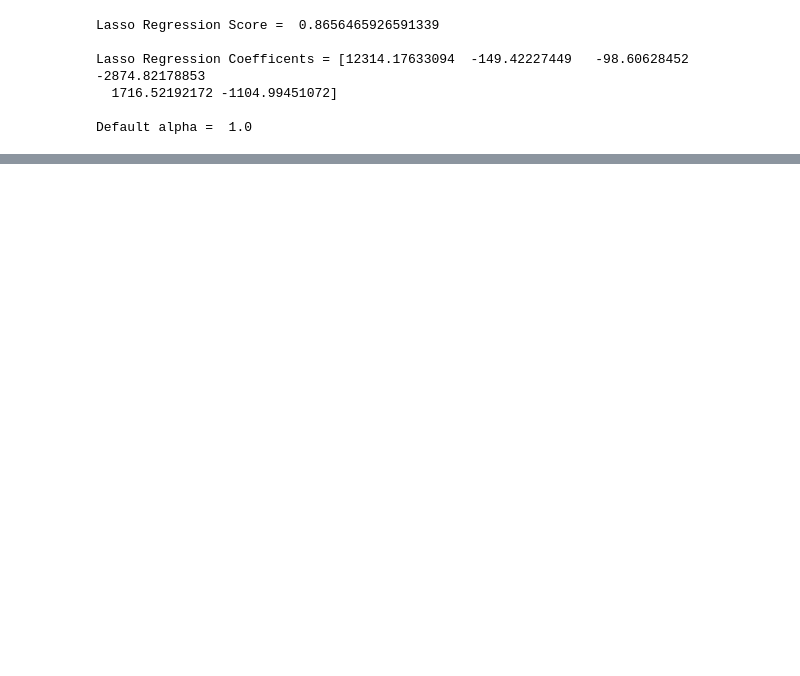
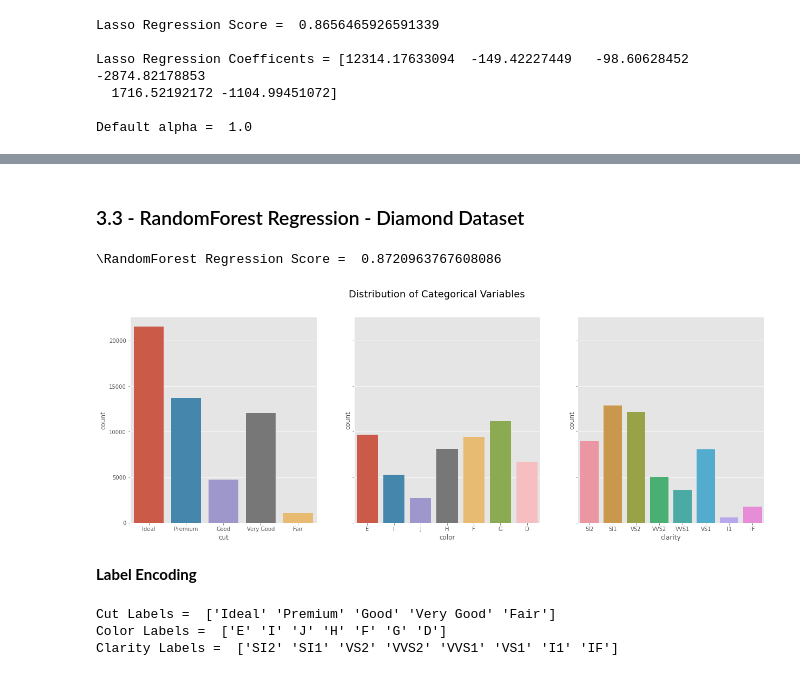
Before and after one commit to PaulSweeney89/ML-S_2021, a Jupyter notebook: scikit-learn.ipynb, the cells around one changed output, grey strips where cells are left out. Drawn from its saved outputs; the diff is of its cells as text; code cells hidden in the pictures; blank space fills up the shorter version.

```diff
--- a/scikit-learn.ipynb
+++ b/scikit-learn.ipynb
@@ -948,0 +957,4 @@ https://jonathonbechtel.com/blog/2018/02/06/wines/
+# %%
+# Drop data outside the µ +/- 3σ depth distribution
+df_diamond.drop(l.index, inplace=True)
+df_diamond.drop(r.index, inplace=True)
@@ -948,0 +1091,30 @@ https://jonathonbechtel.com/blog/2018/02/06/wines/
+# %% [markdown]
+### 3.3 - RandomForest Regression - Diamond Dataset
+# %%
+rfr = RandomForestRegressor(n_estimators = 10, random_state=0)
+rfr.fit(diamond_train_X, diamond_train_y)
+
+pred_y_rfr = rfr.predict(diamond_test_X)
+print("\RandomForest Regression Score = ", rfr.score(diamond_test_X, diamond_test_y))
+# %% [output]
+\RandomForest Regression Score =  0.8720963767608086
+# %%
+fig, (ax1, ax2, ax3) = plt.subplots(1, 3, figsize=(21,7), sharey=True)
+sns.countplot(data=df_diamond, x=df_diamond['cut'], ax=ax1)
+sns.countplot(data=df_diamond, x=df_diamond['color'], ax=ax2)
+sns.countplot(data=df_diamond, x=df_diamond['clarity'], ax=ax3)
+
+fig.suptitle("Distribution of Categorical Variables", size=18)
+plt.show()
+# %% [output]
+[figure, added]
+# %% [markdown]
+**Label Encoding**
+# %%
+print("Cut Labels = ", df_diamond['cut'].unique())
+print("Color Labels = ", df_diamond['color'].unique())
+print("Clarity Labels = ", df_diamond['clarity'].unique())
+# %% [output]
+Cut Labels =  ['Ideal' 'Premium' 'Good' 'Very Good' 'Fair']
+Color Labels =  ['E' 'I' 'J' 'H' 'F' 'G' 'D']
+Clarity Labels =  ['SI2' 'SI1' 'VS2' 'VVS2' 'VVS1' 'VS1' 'I1' 'IF']
```
Also changed, not shown: parts of 42 cells of this notebook.
